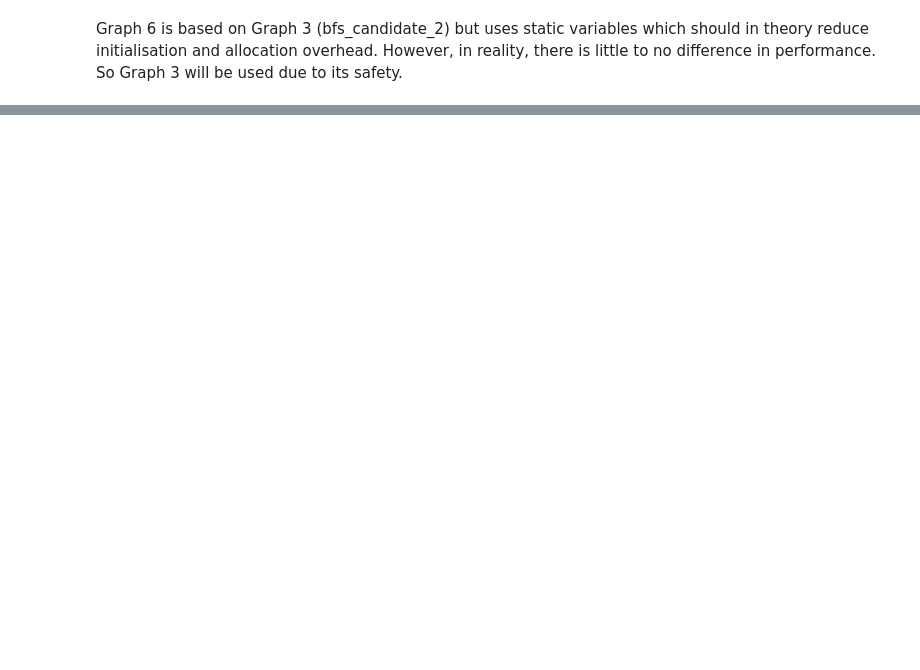
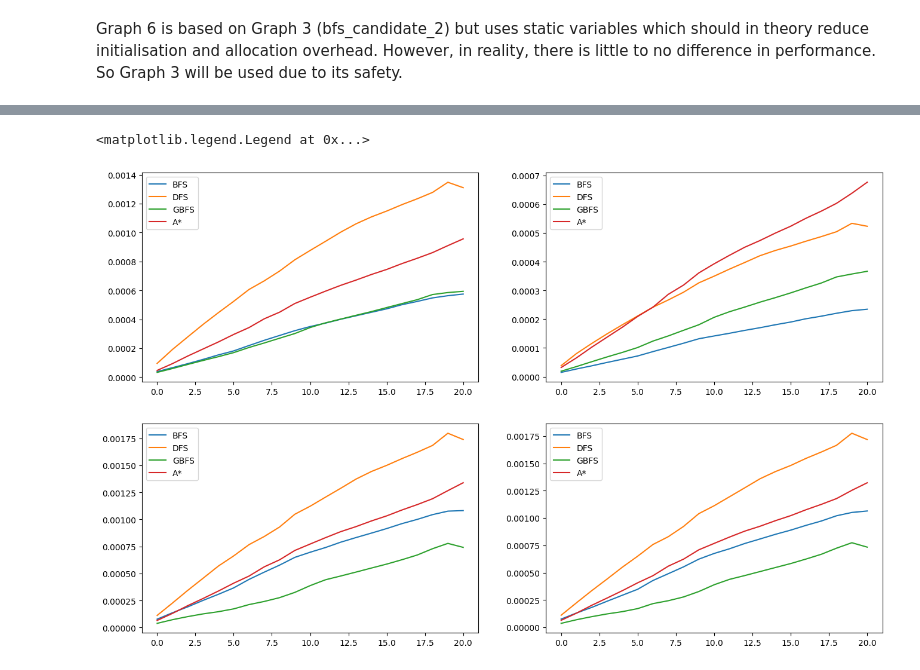
Before and after one commit to EugeniusK/Quoridor-AI, a Jupyter notebook: refactored_src/Rs_Quoridor/data_vis.ipynb, the cells around one changed output, grey strips where cells are left out. Drawn from its saved outputs; the diff is of its cells as text; code cells hidden in the pictures; blank space fills up the shorter version.

```diff
--- a/refactored_src/Rs_Quoridor/data_vis.ipynb
+++ b/refactored_src/Rs_Quoridor/data_vis.ipynb
@@ -80,0 +66,27 @@ plt.legend(['BFS', 'DFS', 'GBFS'])
+# %%
+fig, ((ax1,ax2), (ax3,ax4)) = plt.subplots(2,2)
+fig.set_figheight(10)
+fig.set_figwidth(16)
+ax1.plot(df5.query('type_board==1').head(1000).groupby('num_walls')['time_taken'].mean())
+ax1.plot(df6.query('type_board==1').head(1000).groupby('num_walls')['time_taken'].mean())
+ax1.plot(df7.query('type_board==1').head(1000).groupby('num_walls')['time_taken'].mean())
+ax1.plot(df8.query('type_board==1').head(1000).groupby('num_walls')['time_taken'].mean())
+ax1.legend(['BFS', 'DFS', 'GBFS', 'A*'])
+ax2.plot(df5.query('type_board==2').head(1000).groupby('num_walls')['time_taken'].mean())
+ax2.plot(df6.query('type_board==2').head(1000).groupby('num_walls')['time_taken'].mean())
+ax2.plot(df7.query('type_board==2').head(1000).groupby('num_walls')['time_taken'].mean())
+ax2.plot(df8.query('type_board==2').head(1000).groupby('num_walls')['time_taken'].mean())
+ax2.legend(['BFS', 'DFS', 'GBFS', 'A*'])
+ax3.plot(df5.query('type_board==3').head(1000).groupby('num_walls')['time_taken'].mean())
+ax3.plot(df6.query('type_board==3').head(1000).groupby('num_walls')['time_taken'].mean())
+ax3.plot(df7.query('type_board==3').head(1000).groupby('num_walls')['time_taken'].mean())
+ax3.plot(df8.query('type_board==3').head(1000).groupby('num_walls')['time_taken'].mean())
+ax3.legend(['BFS', 'DFS', 'GBFS', 'A*'])
+ax4.plot(df5.query('type_board==4').head(1000).groupby('num_walls')['time_taken'].mean())
+ax4.plot(df6.query('type_board==4').head(1000).groupby('num_walls')['time_taken'].mean())
+ax4.plot(df7.query('type_board==4').head(1000).groupby('num_walls')['time_taken'].mean())
+ax4.plot(df8.query('type_board==4').head(1000).groupby('num_walls')['time_taken'].mean())
+ax4.legend(['BFS', 'DFS', 'GBFS', 'A*'])
+# %% [output]
+<matplotlib.legend.Legend at 0x...>
+[figure, added]
```
Also changed, not shown: parts of 7 cells of this notebook.
